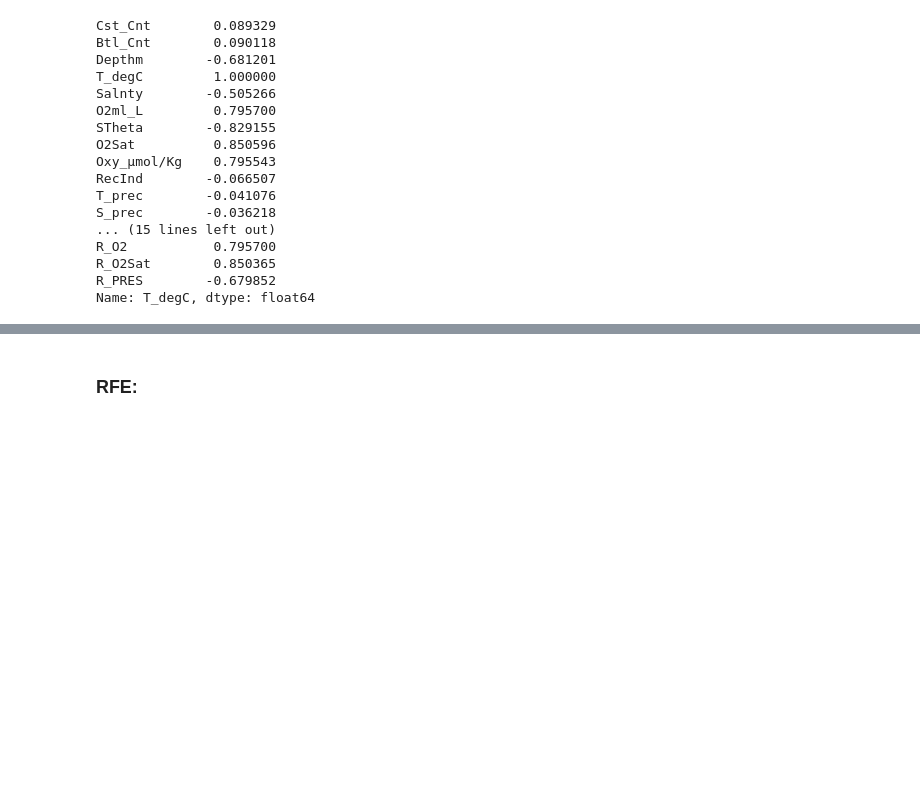
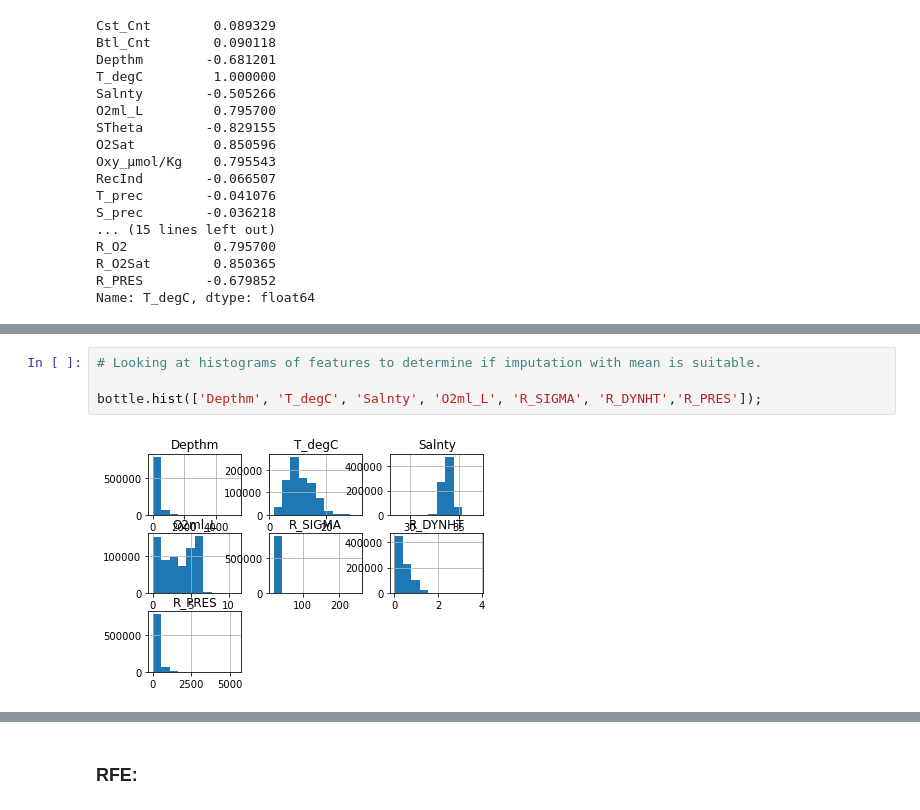
Before and after one commit to lilla-b/Week-14-Homework, a Jupyter notebook: Week_14_HW.ipynb, the cells around one changed output, grey strips where cells are left out. Drawn from its saved outputs; the diff is of its cells as text; blank space fills up the shorter version.

```diff
--- a/Week_14_HW.ipynb
+++ b/Week_14_HW.ipynb
@@ -188,0 +267,6 @@ plt.show()
+# %%
+# Looking at histograms of features to determine if imputation with mean is suitable.
+
+bottle.hist(['Depthm', 'T_degC', 'Salnty', 'O2ml_L', 'R_SIGMA', 'R_DYNHT','R_PRES']);
+# %% [output]
+[figure, added]
```
Also changed, not shown: parts of 71 cells of this notebook.
